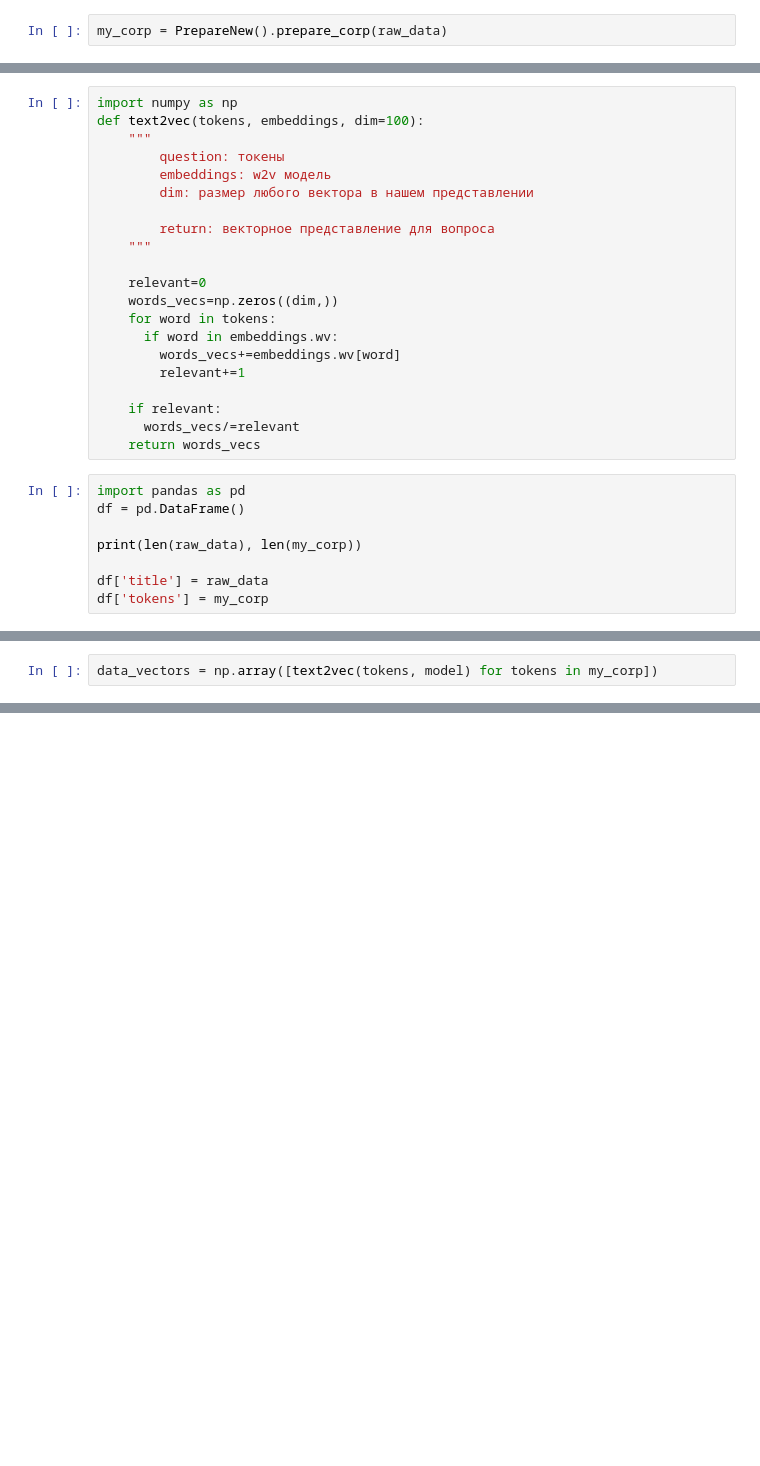
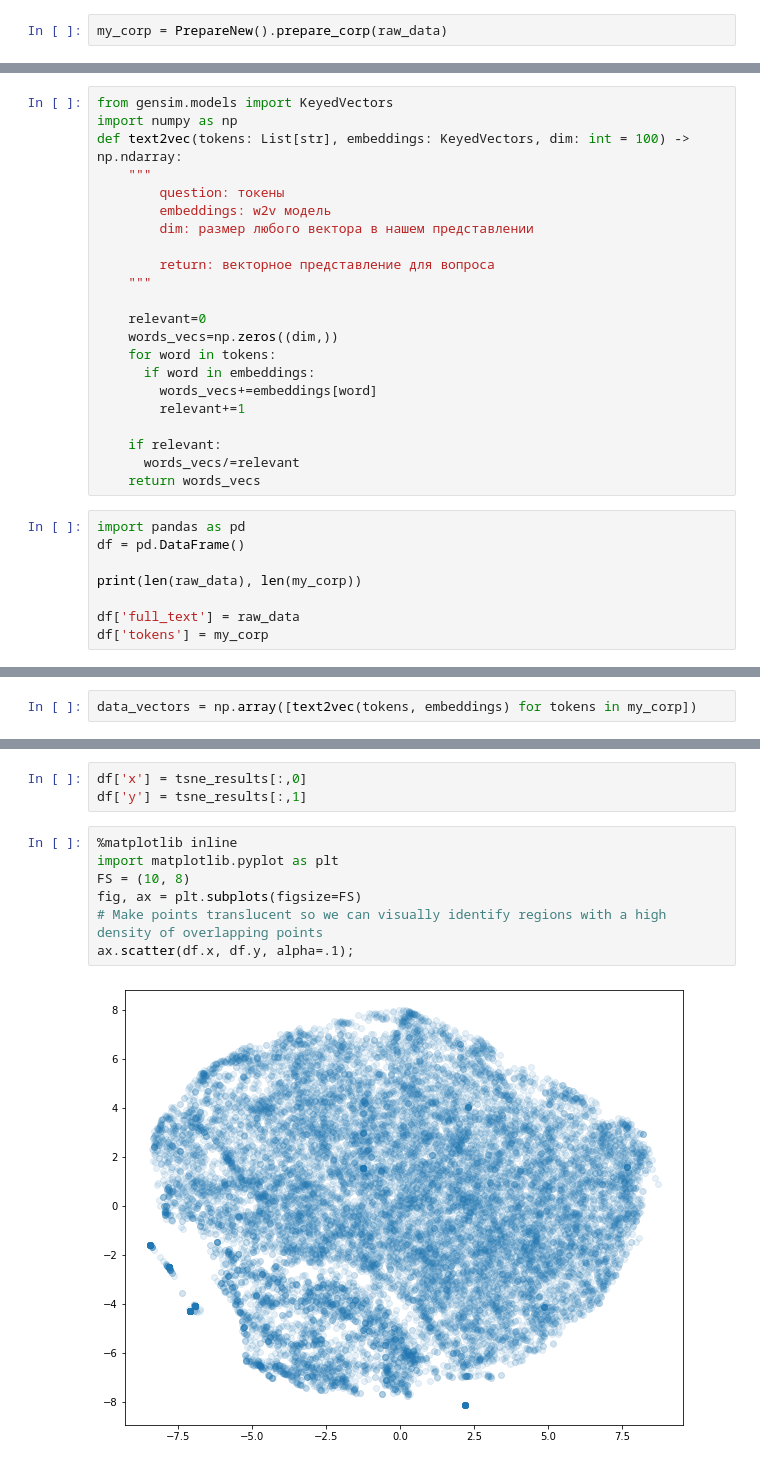
Before and after one commit to buyorsell/data_analysis, a Jupyter notebook: EmbClustering.ipynb, the cells around one changed output, grey strips where cells are left out. Cells and saved outputs as stored; diff of their text form; blank space fills up the shorter version.

```diff
--- a/EmbClustering.ipynb
+++ b/EmbClustering.ipynb
@@ -51,6 +49,7 @@ model.wv.most_similar('рубль', topn=10)
 # %%
+from gensim.models import KeyedVectors
 import numpy as np
-def text2vec(tokens, embeddings, dim=100):
+def text2vec(tokens: List[str], embeddings: KeyedVectors, dim: int = 100) -> np.ndarray:
     """
         question: токены
         embeddings: w2v модель
@@ -62,8 +61,8 @@ def text2vec(tokens, embeddings, dim=100):
     relevant=0
     words_vecs=np.zeros((dim,))
     for word in tokens:
-      if word in embeddings.wv:
-        words_vecs+=embeddings.wv[word]
+      if word in embeddings:
+        words_vecs+=embeddings[word]
         relevant+=1
 
     if relevant:
@@ -75,6 +74,6 @@ df = pd.DataFrame()
 
 print(len(raw_data), len(my_corp))
 
-df['title'] = raw_data
+df['full_text'] = raw_data
 df['tokens'] = my_corp
 # %% [output]
@@ -82,5 +81,5 @@ df['tokens'] = my_corp
 # %%
-data_vectors = np.array([text2vec(tokens, model) for tokens in my_corp])
+data_vectors = np.array([text2vec(tokens, embeddings) for tokens in my_corp])
 # %%
 data_vectors.shape
 # %% [output]
@@ -106,0 +112,12 @@ t-SNE done! Time elapsed: 3.8178114891052246 seconds
+# %%
+df['x'] = tsne_results[:,0]
+df['y'] = tsne_results[:,1]
+# %%
+%matplotlib inline
+import matplotlib.pyplot as plt
+FS = (10, 8)
+fig, ax = plt.subplots(figsize=FS)
+# Make points translucent so we can visually identify regions with a high density of overlapping points
+ax.scatter(df.x, df.y, alpha=.1);
+# %% [output]
+[figure, added]
```
Also changed, not shown: parts of 18 cells of this notebook.
